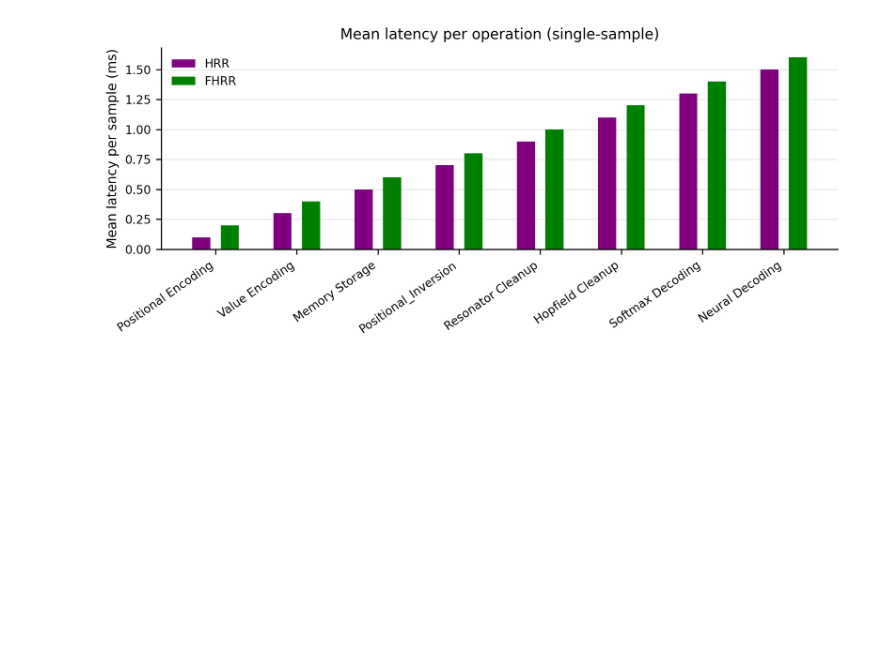
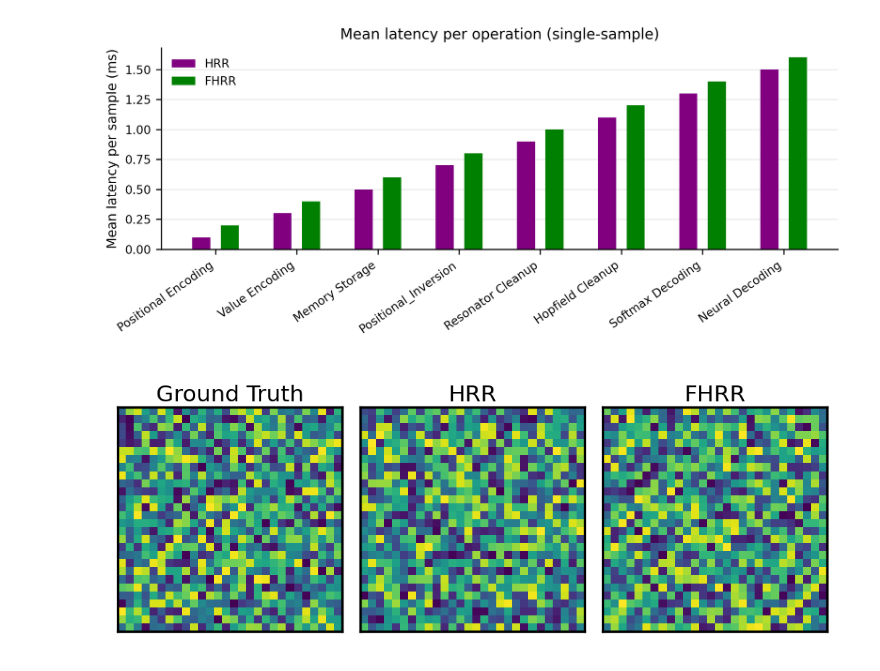
Before and after one commit to Parsa-Research-Laboratory/HyperSpace, a Jupyter notebook: experiments/paper/test_plotting.ipynb, the cells around one changed output. Cells and saved outputs as stored; diff of their text form; code cells hidden in the pictures; blank space fills up the shorter version.

Commit message:
adding plotting code for the best maps from hrr and fhrr

```diff
--- a/experiments/paper/test_plotting.ipynb
+++ b/experiments/paper/test_plotting.ipynb
@@ -30,3 +27,40 @@ plot_hyperspace_latency_bars(
 plt.show()
 # %% [output]
 [figure]
+# %%
+import matplotlib.pyplot as plt
+import numpy as np
+
+img_shape = (28, 28)
+
+def create_dummy_image(shape):
+    return np.random.rand(*shape)
+
+image_dict = {
+    'Ground Truth': create_dummy_image(img_shape),
+    'HRR - Res - Softmax': create_dummy_image(img_shape),
+    'FHRR - Res - Softmax': create_dummy_image(img_shape),
+    'HRR - Hopfield - Softmax': create_dummy_image(img_shape),
+    'FHRR - Hopfield - Softmax': create_dummy_image(img_shape),
+    'HRR - Res - Neural': create_dummy_image(img_shape),
+    'FHRR - Res - Neural': create_dummy_image(img_shape),
+    'HRR - Hopfield - Neural': create_dummy_image(img_shape),
+    'FHRR - Hopfield - Neural': create_dummy_image(img_shape),
+}
+# %%
+import numpy as np
+import matplotlib.pyplot as plt
+
+from plot_benchmarks import plot_best_triptych
+
+
+# Example call (pick your best keys)
+plot_best_triptych(
+    image_dict,
+    best_hrr_key="HRR - Hopfield - Neural",
+    best_fhrr_key="FHRR - Hopfield - Neural",
+    preset="single",                         # good for 2-col paper
+)
+plt.show()
+# %% [output]
+[figure, added]
```
Also changed, not shown: parts of 1 cell of this notebook, 1 other file.
